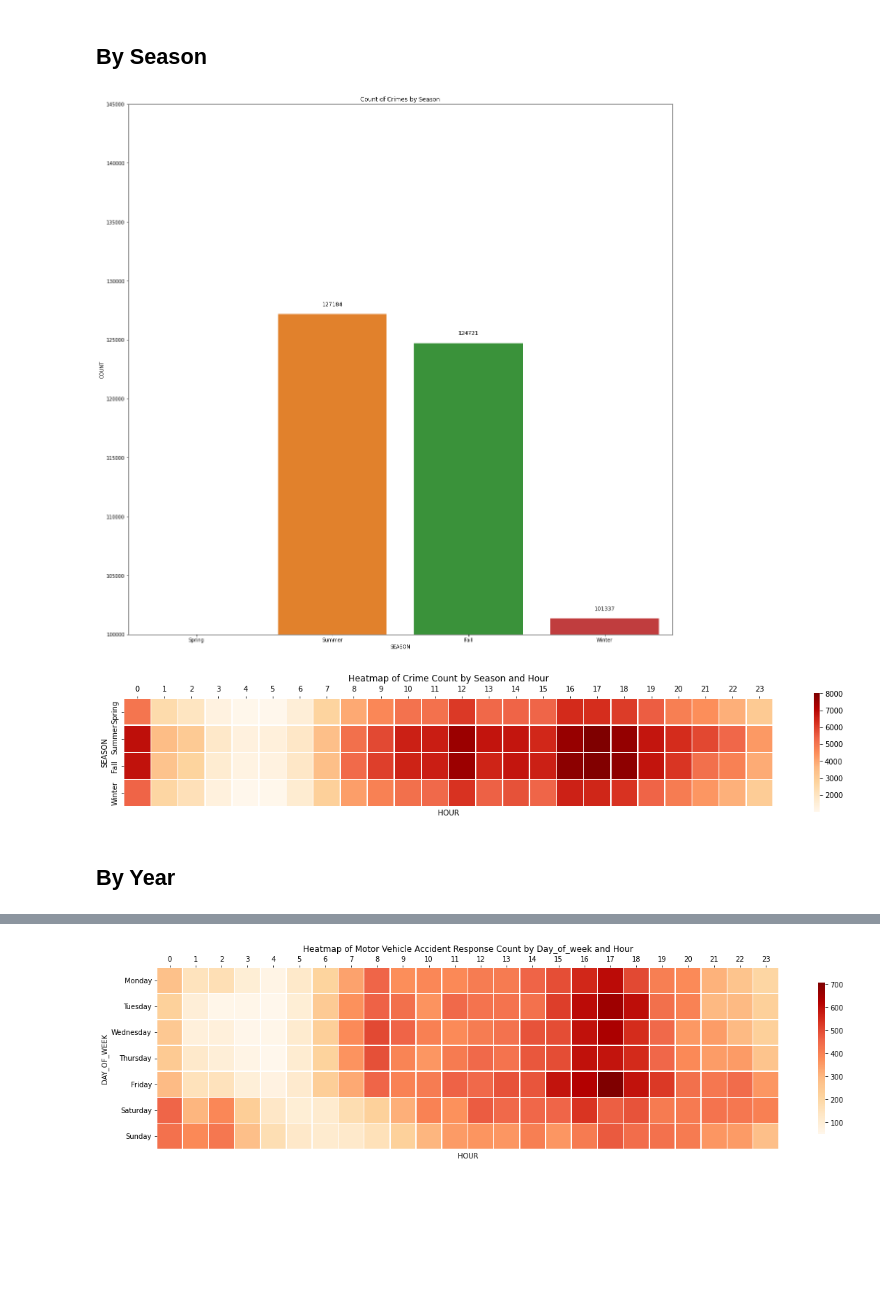
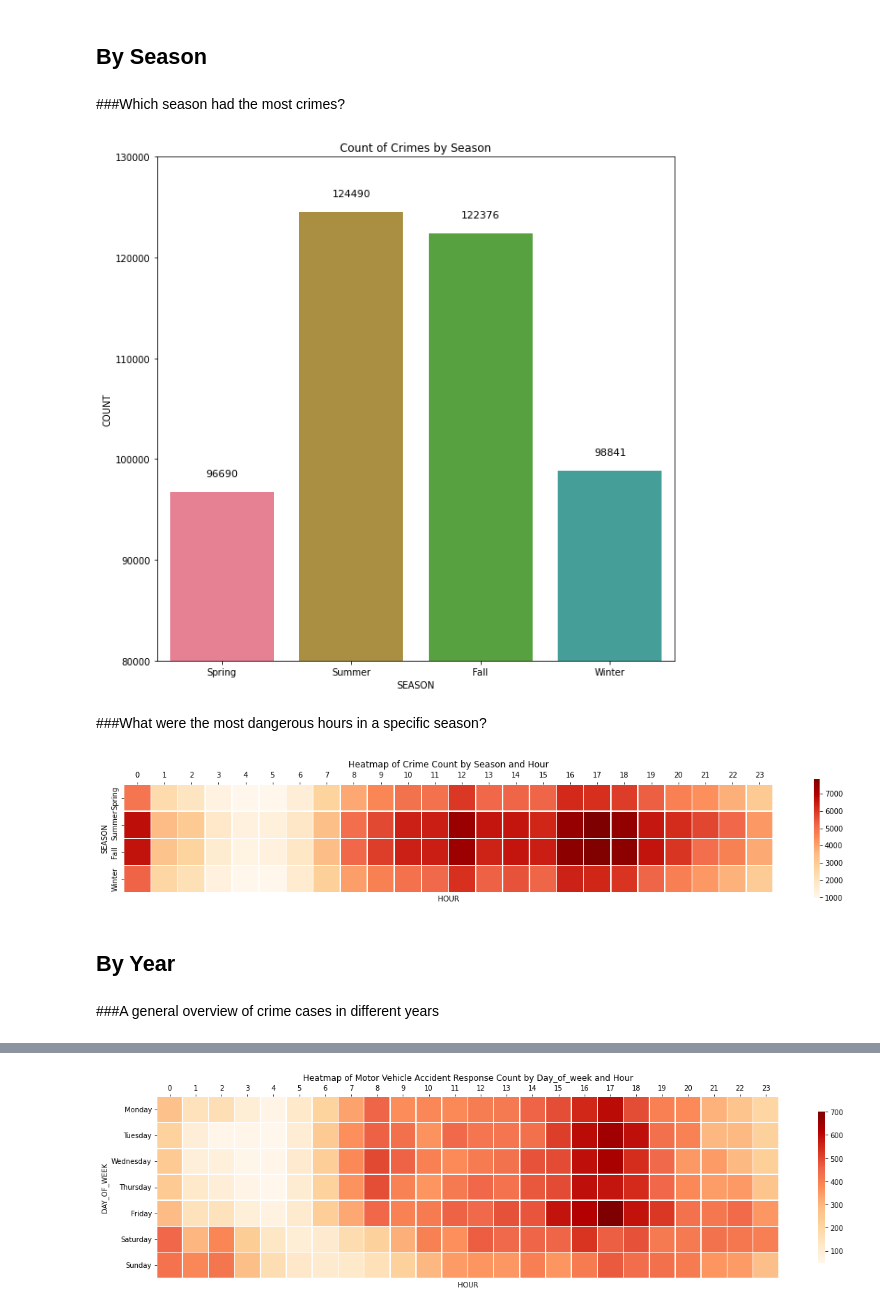
Before and after one commit to AlexVonSchwerdtner/BA780-Team6, a Jupyter notebook: Boston_Crime_Scene_Analytics.ipynb, the cells around one changed output, grey strips where cells are left out. Drawn from its saved outputs; the diff is of its cells as text; code cells hidden in the pictures; blank space fills up the shorter version.

```diff
--- a/Boston_Crime_Scene_Analytics.ipynb
+++ b/Boston_Crime_Scene_Analytics.ipynb
@@ -279,6 +321,3 @@ print(len(Crimes_all_years.drop_duplicates(subset='INCIDENT_NUMBER', keep='first
 # %%
 # dropping duplicates
 Crimes_all_years = Crimes_all_years.drop_duplicates(subset='INCIDENT_NUMBER', keep='first').reset_index()
-# %%
-# filling the NA's in the 'OFFENSE_CODE_GROUP' to "Other"
-Crimes_all_years['OFFENSE_CODE_GROUP']= Crimes_all_years['OFFENSE_CODE_GROUP'].fillna("Other")
@@ -350,0 +414,13 @@ Crimes_all_years[Crimes_all_years['DISTRICT'].isnull()]
+# %%
+# Transform OCCURRED_ON_DATE from str to timestemp
+def date(time):
+    return time.date()
+Crimes_all_years['OCCURRED_ON_DATE']=pd.to_datetime(Crimes_all_years['OCCURRED_ON_DATE'],format='%Y-%m-%d %H:%M:%S')
+Crimes_all_years['OCCURRED_ON_DATE']=Crimes_all_years['OCCURRED_ON_DATE'].apply(date)
+Crimes_all_years['OCCURRED_ON_DATE']
+
+holidays = pd.read_csv('US Holiday Dates (2004-2021).csv')
+holidays = holidays[['Date','Holiday']]
+holidays['Date'] = pd.to_datetime(holidays['Date'],format='%Y-%m-%d')
+holidays['Date']=holidays['Date'].apply(date)
+Crimes_all_years = Crimes_all_years.merge(holidays, left_on='OCCURRED_ON_DATE',right_on='Date')
@@ -416,7 +508,7 @@ SyntaxError: ignored
 # %%
-crimes_hour = Crimes_all_years.groupby('HOUR').INCIDENT_NUMBERagg(COUNT='count')
-crimes_hour = pd.DataFrame({'HOUR':crimes_hour.index,'COUNT':crimes_hour['count']})
-ax = sns.barplot(x=crimes_hour.HOUR,y=crimes_hour.COUNT)
+crimes_hour = Crimes_all_years.groupby('HOUR').size().to_frame('count').sort_values(by='count', ascending=False).reset_index()
+ax = sns.barplot(data=crimes_hour,x='HOUR',y='count')
+sns.set_palette('husl')
 sns.set_context({"figure.figsize":(10,10)})
 ax.set_title('Count of Crimes by Hour');
 # %% [output]
@@ -424,13 +527,13 @@ KeyError: ignored
 # %%
-crimes_weekday = Crimes_all_years.groupby('DAY_OF_WEEK')['index'].agg(count='count')
-crimes_weekday = crimes_weekday.reindex(['Monday','Tuesday','Wednesday','Thursday','Friday','Saturday','Sunday'])
-crimes_weekday = pd.DataFrame({'DAY_OF_WEEK':crimes_weekday.index,'COUNT':crimes_weekday['count']})
-ax = sns.barplot(x=crimes_weekday.DAY_OF_WEEK,y=crimes_weekday.COUNT)
+crimes_weekday = Crimes_all_years.groupby('DAY_OF_WEEK').size().to_frame('count').sort_values(by='count', ascending=False).reset_index()
+crimes_weekday = crimes_weekday.reindex([4,3,1,2,0,5,6])
+sns.set_palette('husl')
+ax = sns.barplot(data=crimes_weekday,x='DAY_OF_WEEK',y='count')
+sns.set_context({"figure.figsize":(10,10)})
+ax.set_title('Count of Crimes by DAY_OF_WEEK')
 for p in ax.patches:
     ax.annotate("%.0f" % p.get_height(), (p.get_x() + p.get_width() / 2., p.get_height()),
                 ha='center', va='center', fontsize=11, color='black', xytext=(0, 20),
                 textcoords='offset points')
-ax.set(ylim=(60000, 76000))
-sns.set_context({"figure.figsize":(10,10)})
-ax.set_title('Count of Crimes by Day_of_week');
+ax.set_ylim(55000,70000);
 # %% [output]
@@ -446,34 +565,35 @@ ax.set_title('Heatmap of Crime Count by Day_of_week and Hour');
 [figure]
 # %% [markdown]
 ## By Season
+# %% [markdown]
+###Which season had the most crimes?
 # %%
-Crimes_all_years['SEASON']=None
-Crimes_all_years.loc[Crimes_all_years['MONTH'].isin([3,4,5]),'SEASON']='Spring'
-Crimes_all_years.loc[Crimes_all_years['MONTH'].isin([6,7,8]),'SEASON']='Summer'
-Crimes_all_years.loc[Crimes_all_years['MONTH'].isin([9,10,11]),'SEASON']='Fall'
-Crimes_all_years.loc[Crimes_all_years['MONTH'].isin([12,1,2]),'SEASON']='Winter'
 crimes_season = Crimes_all_years.groupby('SEASON')['index'].agg(count='count')
 crimes_season = crimes_season.reindex(['Spring','Summer','Fall','Winter'])
 crimes_season = pd.DataFrame({'SEASON':crimes_season.index,'COUNT':crimes_season['count']})
 ax = sns.barplot(x=crimes_season.SEASON,y=crimes_season.COUNT)
 for p in ax.patches:
     ax.annotate("%.0f" % p.get_height(), (p.get_x() + p.get_width() / 2., p.get_height()),
                 ha='center', va='center', fontsize=11, color='black', xytext=(0, 20),
                 textcoords='offset points')
-ax.set(ylim=(100000, 145000))
+ax.set(ylim=(80000, 130000))
 sns.set_context({"figure.figsize":(10,10)})
 ax.set_title('Count of Crimes by Season');
 # %% [output]
-[figure, old version]
+[figure, new version]
+# %% [markdown]
+###What were the most dangerous hours in a specific season?
 # %%
-crimes_season_hour = Crimes_all_years.groupby(['SEASON','HOUR'])['index'].aggregate('count').unstack()
+crimes_season_hour = Crimes_all_years.groupby(['SEASON','HOUR']).INCIDENT_NUMBER.aggregate('count').unstack()
 crimes_season_hour = crimes_season_hour.reindex(['Spring','Summer','Fall','Winter'])
 sns.set_context({"figure.figsize":(20,20)})
 ax = sns.heatmap(crimes_season_hour,square=True,annot=False,fmt="d",cmap="OrRd",linewidths=0.5,cbar_kws={"shrink": 0.15})
 ax.xaxis.tick_top()
 ax.set_title('Heatmap of Crime Count by Season and Hour');
 # %% [output]
-[figure, old version]
+[figure, new version]
 # %% [markdown]
 ## By Year
+# %% [markdown]
+###A general overview of crime cases in different years
 # %%
```
Also changed, not shown: parts of 62 cells of this notebook.
